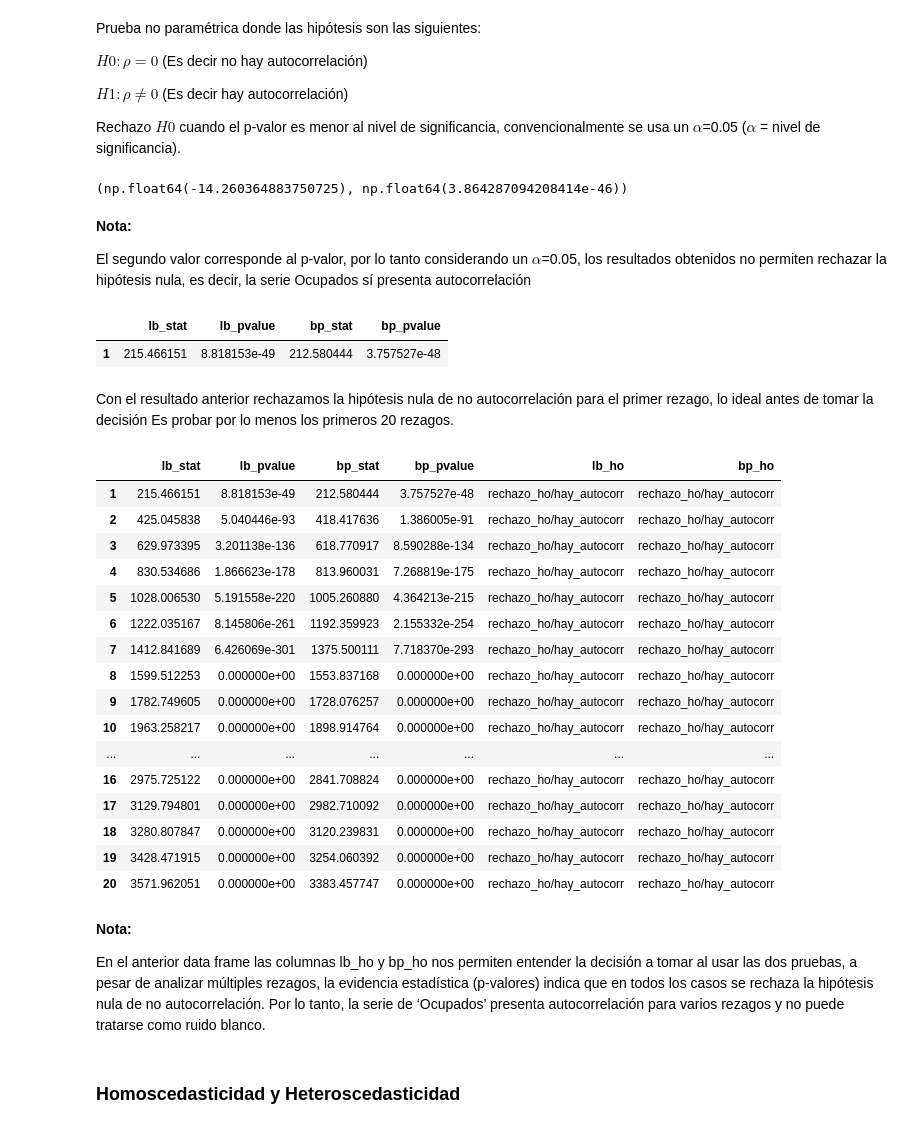
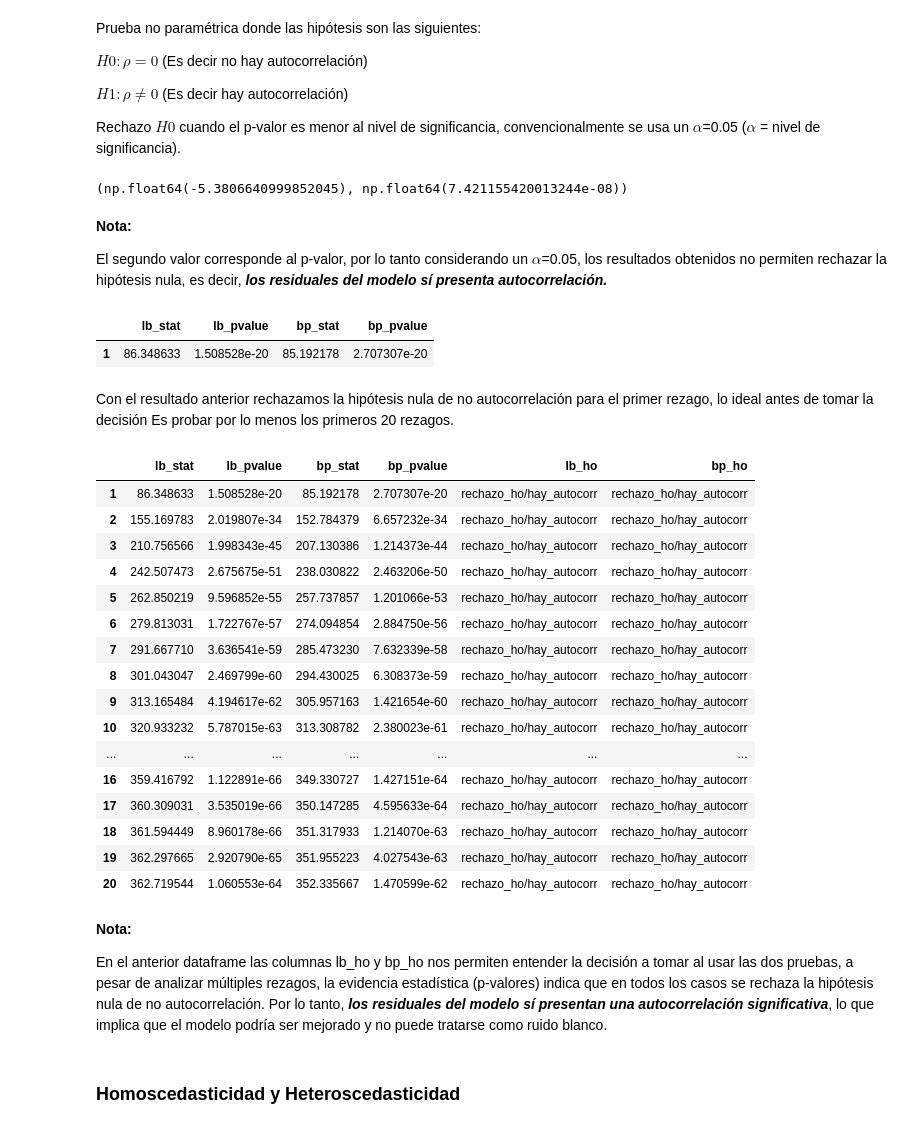
Before and after one commit to mafab9125/Fundamentos_Analitica, a Jupyter notebook: Series_de_tiempo/Taller_series_tiempo_2.ipynb, the cells around one changed output. Cells and saved outputs as stored; diff of their text form; code cells hidden in the pictures.

Commit message:
ACTUALIZACIÓN DEL TALLER 2 DE SERIES DE TIEMPO

```diff
--- a/Series_de_tiempo/Taller_series_tiempo_2.ipynb
+++ b/Series_de_tiempo/Taller_series_tiempo_2.ipynb
@@ -1052,0 +1057,16 @@ Por otra parte, uno de los modelos más complejos y el segundo mejor en RMSE es
+# %%
+y = data['Ocupados']
+data["x"] = np.linspace(1,data.shape[0],data.shape[0])
+data["x2"] = data["x"]**2
+data["x3"] = data["x"]**3
+
+month_dummies = pd.get_dummies(data.index.month,drop_first=True).set_index(data.index)
+
+X = sm.add_constant( pd.concat([data[["x","x2", "x3"]],month_dummies.astype(int)],axis=1) )
+
+y, X = y.align(X, join='inner')
+
+
+final_model = sm.OLS(y,X)
+final_model_3est = final_model.fit()
+print(final_model_3est.summary())
@@ -1067,48 +1103,51 @@ signo = data["Ocupados"] > data["Ocupados"].mean()
+# %%
+residuals = final_model_3est.resid
+signo = residuals > residuals.mean()
 # %%
 runstest_1samp(signo, correction=False)
 # %% [output]
-(np.float64(-14.260364883750725), np.float64(3.864287094208414e-46))
+(np.float64(-5.3806640999852045), np.float64(7.421155420013244e-08))
 # %% [markdown]
 **Nota:**
 
-El segundo valor corresponde al p-valor, por lo tanto considerando un $α$=0.05, los resultados obtenidos no permiten rechazar la hipótesis nula, es decir, la serie Ocupados sí presenta autocorrelación
+El segundo valor corresponde al p-valor, por lo tanto considerando un $α$=0.05, los resultados obtenidos no permiten rechazar la hipótesis nula, es decir, ***los residuales del modelo sí presenta autocorrelación.***
 # %%
 # prueba de Box-Pierce y la modificación de Ljung-Box
-sm.stats.acorr_ljungbox(data['Ocupados'], lags=[1], return_df=True,boxpierce=True ) # Se puede hacer para un solo lag.
+sm.stats.acorr_ljungbox(residuals, lags=[1], return_df=True,boxpierce=True ) # Se puede hacer para un solo lag.
 # %% [output]
 |  | lb_stat | lb_pvalue | bp_stat | bp_pvalue |
-| 1 | 215.466151 | 8.818153e-49 | 212.580444 | 3.757527e-48 |
+| 1 | 86.348633 | 1.508528e-20 | 85.192178 | 2.707307e-20 |
 # %% [markdown]
 Con el resultado anterior rechazamos la hipótesis nula de no autocorrelación para el primer rezago, lo ideal antes de tomar la decisión
 Es probar por lo menos los primeros 20 rezagos.
 # %%
-Resul_lb_bp = sm.stats.acorr_ljungbox(data['Ocupados'], lags=range(1,21), return_df=True,boxpierce=True )
+Resul_lb_bp = sm.stats.acorr_ljungbox(residuals, lags=range(1,21), return_df=True,boxpierce=True )
 Resul_lb_bp["lb_ho"] = np.where(Resul_lb_bp['lb_pvalue']<0.05, 'rechazo_ho/hay_autocorr', 'no_rechazo_ho/no_hay_autocorr')
 Resul_lb_bp["bp_ho"] = np.where(Resul_lb_bp['bp_pvalue']<0.05, 'rechazo_ho/hay_autocorr', 'no_rechazo_ho/no_hay_autocorr')
 
 Resul_lb_bp
 # %% [output]
 |  | lb_stat | lb_pvalue | bp_stat | bp_pvalue | lb_ho | bp_ho |
-| 1 | 215.466151 | 8.818153e-49 | 212.580444 | 3.757527e-48 | rechazo_ho/hay_autocorr | rechazo_ho/hay_autocorr |
-| 2 | 425.045838 | 5.040446e-93 | 418.417636 | 1.386005e-91 | rechazo_ho/hay_autocorr | rechazo_ho/hay_autocorr |
-| 3 | 629.973395 | 3.201138e-136 | 618.770917 | 8.590288e-134 | rechazo_ho/hay_autocorr | rechazo_ho/hay_autocorr |
-| 4 | 830.534686 | 1.866623e-178 | 813.960031 | 7.268819e-175 | rechazo_ho/hay_autocorr | rechazo_ho/hay_autocorr |
-| 5 | 1028.006530 | 5.191558e-220 | 1005.260880 | 4.364213e-215 | rechazo_ho/hay_autocorr | rechazo_ho/hay_autocorr |
-| 6 | 1222.035167 | 8.145806e-261 | 1192.359923 | 2.155332e-254 | rechazo_ho/hay_autocorr | rechazo_ho/hay_autocorr |
-| 7 | 1412.841689 | 6.426069e-301 | 1375.500111 | 7.718370e-293 | rechazo_ho/hay_autocorr | rechazo_ho/hay_autocorr |
-| 8 | 1599.512253 | 0.000000e+00 | 1553.837168 | 0.000000e+00 | rechazo_ho/hay_autocorr | rechazo_ho/hay_autocorr |
-| 9 | 1782.749605 | 0.000000e+00 | 1728.076257 | 0.000000e+00 | rechazo_ho/hay_autocorr | rechazo_ho/hay_autocorr |
-| 10 | 1963.258217 | 0.000000e+00 | 1898.914764 | 0.000000e+00 | rechazo_ho/hay_autocorr | rechazo_ho/hay_autocorr |
+| 1 | 86.348633 | 1.508528e-20 | 85.192178 | 2.707307e-20 | rechazo_ho/hay_autocorr | rechazo_ho/hay_autocorr |
+| 2 | 155.169783 | 2.019807e-34 | 152.784379 | 6.657232e-34 | rechazo_ho/hay_autocorr | rechazo_ho/hay_autocorr |
+| 3 | 210.756566 | 1.998343e-45 | 207.130386 | 1.214373e-44 | rechazo_ho/hay_autocorr | rechazo_ho/hay_autocorr |
+| 4 | 242.507473 | 2.675675e-51 | 238.030822 | 2.463206e-50 | rechazo_ho/hay_autocorr | rechazo_ho/hay_autocorr |
+| 5 | 262.850219 | 9.596852e-55 | 257.737857 | 1.201066e-53 | rechazo_ho/hay_autocorr | rechazo_ho/hay_autocorr |
+| 6 | 279.813031 | 1.722767e-57 | 274.094854 | 2.884750e-56 | rechazo_ho/hay_autocorr | rechazo_ho/hay_autocorr |
+| 7 | 291.667710 | 3.636541e-59 | 285.473230 | 7.632339e-58 | rechazo_ho/hay_autocorr | rechazo_ho/hay_autocorr |
+| 8 | 301.043047 | 2.469799e-60 | 294.430025 | 6.308373e-59 | rechazo_ho/hay_autocorr | rechazo_ho/hay_autocorr |
+| 9 | 313.165484 | 4.194617e-62 | 305.957163 | 1.421654e-60 | rechazo_ho/hay_autocorr | rechazo_ho/hay_autocorr |
+| 10 | 320.933232 | 5.787015e-63 | 313.308782 | 2.380023e-61 | rechazo_ho/hay_autocorr | rechazo_ho/hay_autocorr |
 | ... | ... | ... | ... | ... | ... | ... |
-| 16 | 2975.725122 | 0.000000e+00 | 2841.708824 | 0.000000e+00 | rechazo_ho/hay_autocorr | rechazo_ho/hay_autocorr |
-| 17 | 3129.794801 | 0.000000e+00 | 2982.710092 | 0.000000e+00 | rechazo_ho/hay_autocorr | rechazo_ho/hay_autocorr |
-| 18 | 3280.807847 | 0.000000e+00 | 3120.239831 | 0.000000e+00 | rechazo_ho/hay_autocorr | rechazo_ho/hay_autocorr |
-| 19 | 3428.471915 | 0.000000e+00 | 3254.060392 | 0.000000e+00 | rechazo_ho/hay_autocorr | rechazo_ho/hay_autocorr |
-| 20 | 3571.962051 | 0.000000e+00 | 3383.457747 | 0.000000e+00 | rechazo_ho/hay_autocorr | rechazo_ho/hay_autocorr |
+| 16 | 359.416792 | 1.122891e-66 | 349.330727 | 1.427151e-64 | rechazo_ho/hay_autocorr | rechazo_ho/hay_autocorr |
+| 17 | 360.309031 | 3.535019e-66 | 350.147285 | 4.595633e-64 | rechazo_ho/hay_autocorr | rechazo_ho/hay_autocorr |
+| 18 | 361.594449 | 8.960178e-66 | 351.317933 | 1.214070e-63 | rechazo_ho/hay_autocorr | rechazo_ho/hay_autocorr |
+| 19 | 362.297665 | 2.920790e-65 | 351.955223 | 4.027543e-63 | rechazo_ho/hay_autocorr | rechazo_ho/hay_autocorr |
+| 20 | 362.719544 | 1.060553e-64 | 352.335667 | 1.470599e-62 | rechazo_ho/hay_autocorr | rechazo_ho/hay_autocorr |
 # %% [markdown]
 **Nota:**
 
-En el anterior data frame las columnas lb_ho y bp_ho nos permiten entender la decisión a tomar al usar las dos pruebas, a pesar de analizar múltiples rezagos, la evidencia estadística (p-valores) indica que en todos los casos se rechaza la hipótesis nula de no autocorrelación. Por lo tanto, la serie de ‘Ocupados’ presenta autocorrelación para varios rezagos y no puede tratarse como ruido blanco.
+En el anterior dataframe las columnas lb_ho y bp_ho nos permiten entender la decisión a tomar al usar las dos pruebas, a pesar de analizar múltiples rezagos, la evidencia estadística (p-valores) indica que en todos los casos se rechaza la hipótesis nula de no autocorrelación. Por lo tanto, ***los residuales del modelo sí presentan una autocorrelación significativa***, lo que implica que el modelo podría ser mejorado y no puede tratarse como ruido blanco.
 # %% [markdown]
 ### **Homoscedasticidad y Heteroscedasticidad**
 # %% [markdown]
```
Also changed, not shown: parts of 48 cells of this notebook.
